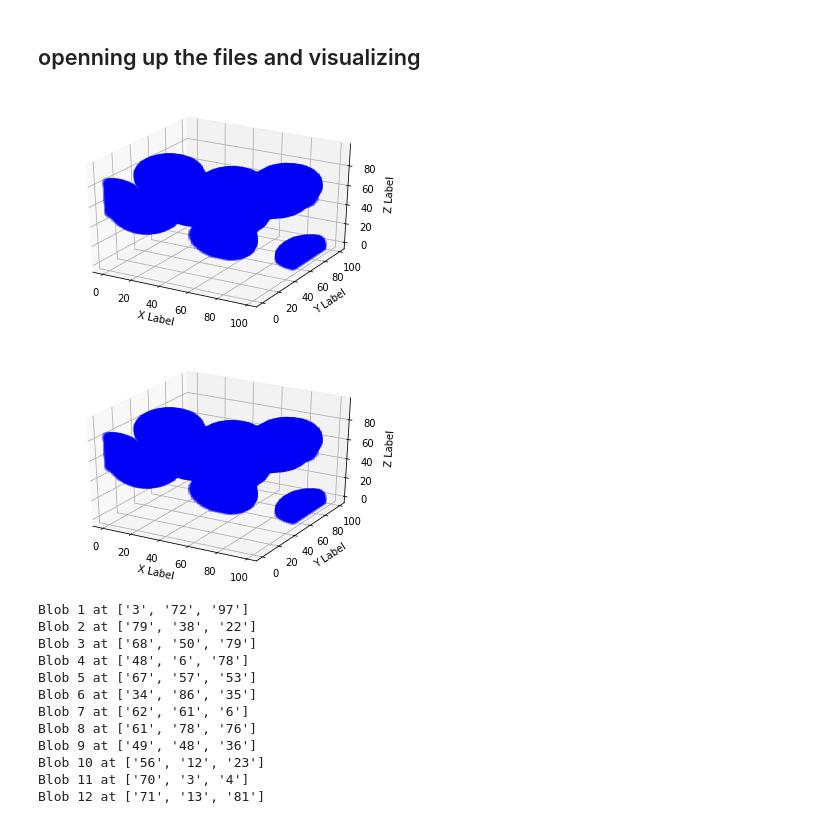
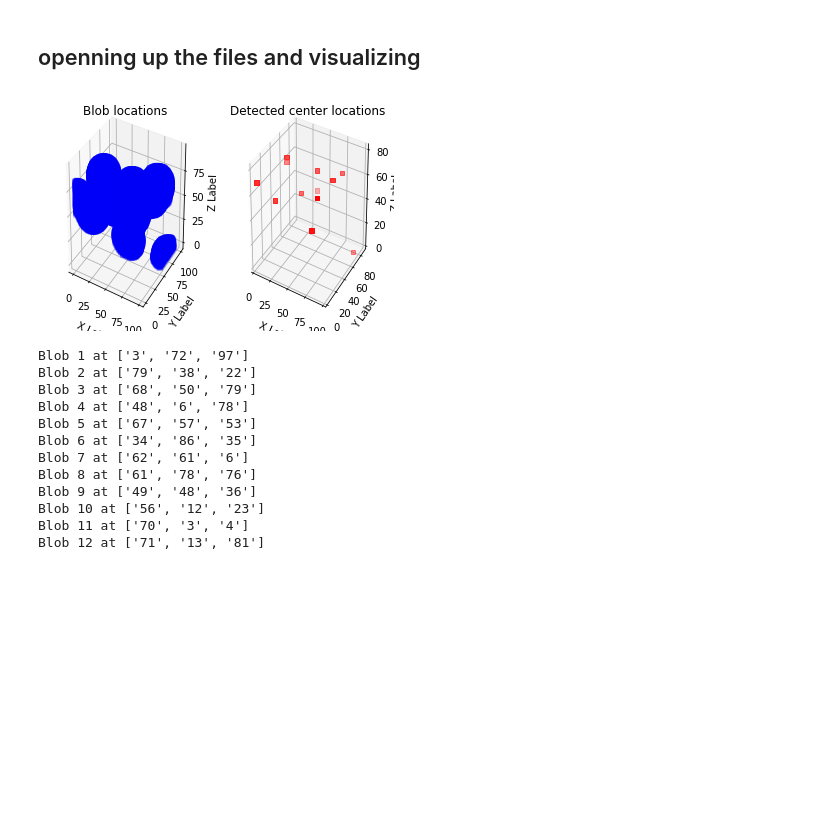
Before and after one commit to neurodata-cobalt/cobalt, a Jupyter notebook: src/jupyter/jyim6/Cell detection package testing.ipynb, the cells around one changed output. Saved outputs shown, nothing was run; the diff lists cells and outputs as text; code cells hidden in the pictures; blank space fills up the shorter version.

```diff
--- a/src/jupyter/jyim6/Cell detection package testing.ipynb
+++ b/src/jupyter/jyim6/Cell detection package testing.ipynb
@@ -50,42 +50,42 @@ from mpl_toolkits.mplot3d import Axes3D
 import matplotlib.pyplot as plt
 
 fig = plt.figure()
-ax = fig.add_subplot(111, projection='3d')
+ax = fig.add_subplot(1, 2, 1, projection='3d')
 
 # Plot the img first
 z_range, y_range, x_range = 100,100,100
 x_coord, y_coord, z_coord = [],[],[]
 for i in range(z_range):
     for j in range(y_range):
         for k in range(x_range):
             if orig_img[i,j+500,k+500,0] > 0:
                 x_coord.append(k)
                 y_coord.append(j)
                 z_coord.append(i)
 ax.scatter(x_coord, y_coord, z_coord, c='b', marker=',', alpha=0.1)
 ax.set_xlabel('X Label')
 ax.set_ylabel('Y Label')
 ax.set_zlabel('Z Label')
-plt.show()
+ax.set_title('Blob locations')
 
 
 # Plot the detected blobs
-ax = fig.add_subplot(111, projection='3d')
+ax = fig.add_subplot(1, 2, 2, projection='3d')
 x_coord, y_coord, z_coord = [],[],[]
 for i, j, k in detected_blobs:
     x_coord.append(k)
     y_coord.append(j)
     z_coord.append(i)
 ax.scatter(x_coord, y_coord, z_coord, c='r', marker=',')
 
 ax.set_xlabel('X Label')
 ax.set_ylabel('Y Label')
 ax.set_zlabel('Z Label')
+ax.set_title('Detected center locations')
 
 plt.show()
 # %% [output]
-[figure, old version]
+[figure, new version]
-[figure, removed]
 # %%
 import csv
 with open('./centers/output_centers.csv', 'r') as f:
```
